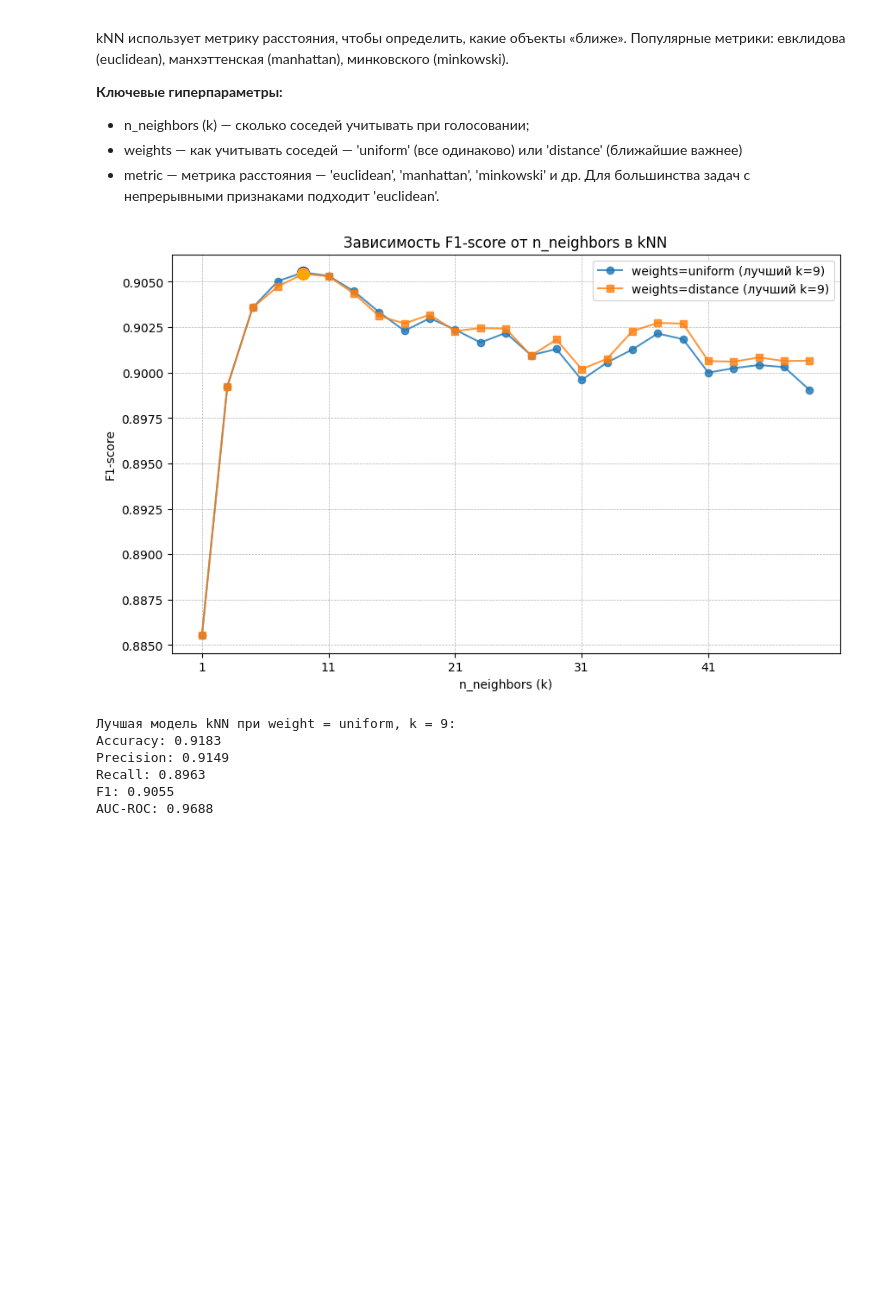
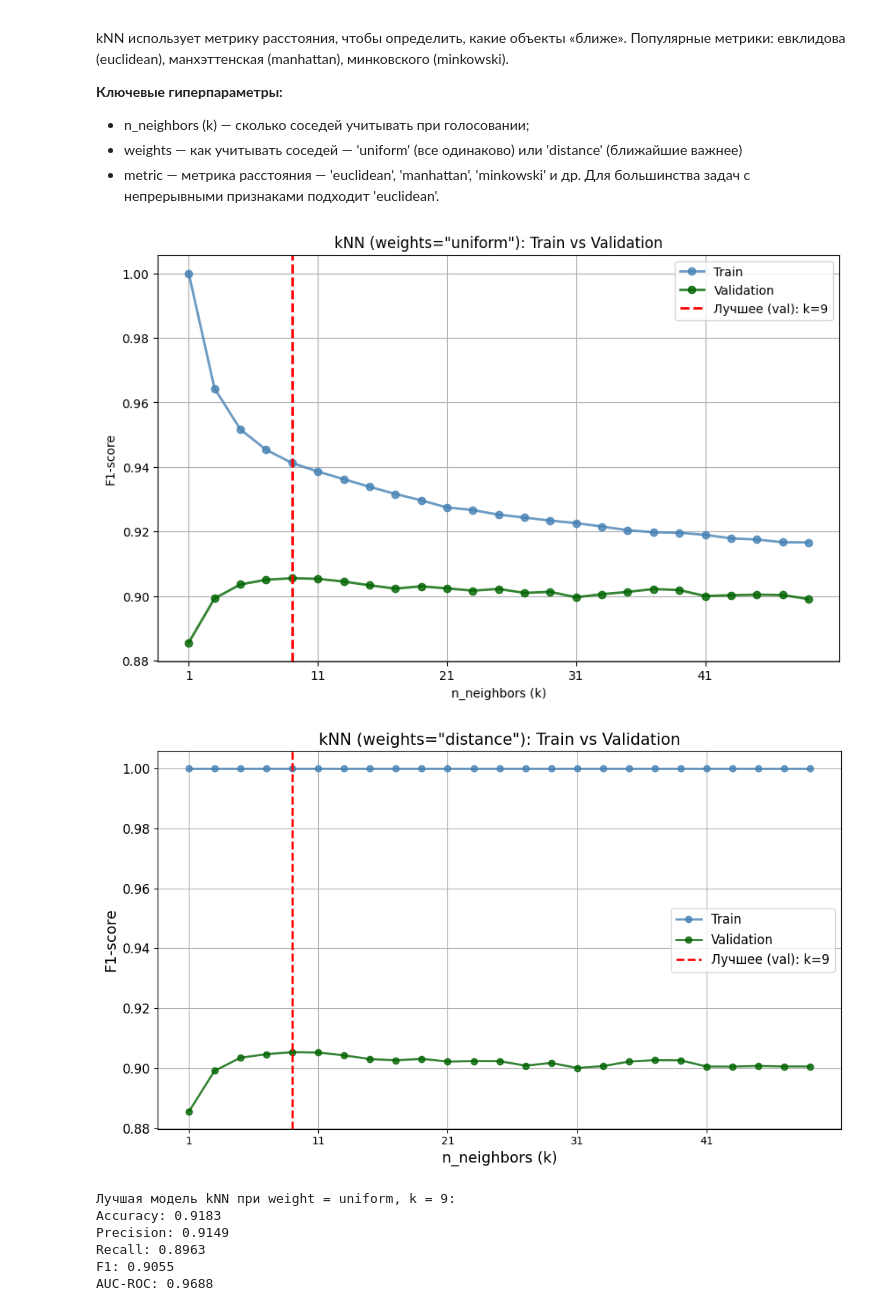
Before and after one commit to lilo5425/Machine_learning, a Jupyter notebook: LAB3/LAB3.ipynb, the cells around one changed output. Saved outputs shown, nothing was run; the diff lists cells and outputs as text; code cells hidden in the pictures; blank space fills up the shorter version.

```diff
--- a/LAB3/LAB3.ipynb
+++ b/LAB3/LAB3.ipynb
@@ -658,76 +702,100 @@ kNN использует метрику расстояния, чтобы опр
 # %%
 k_values = np.arange(1, 51, 2)
 
-f1_uniform = []
-f1_distance = []
+f1_train_uniform, f1_val_uniform = [], []
+f1_train_distance, f1_val_distance = [], []
 
 for k in k_values:
     knn_u = KNeighborsClassifier(n_neighbors=k, weights='uniform', metric='euclidean', n_jobs=-1)
     knn_u.fit(X_train_balanced, y_train_balanced)
-    f1_uniform.append(f1_score(y_test, knn_u.predict(X_test)))
+
+    y_pred_train_u = knn_u.predict(X_train_balanced)
+    f1_train_uniform.append(f1_score(y_train_balanced, y_pred_train_u))
+
+    y_pred_val_u = knn_u.predict(X_test)
+    f1_val_uniform.append(f1_score(y_test, y_pred_val_u))
 
     knn_d = KNeighborsClassifier(n_neighbors=k, weights='distance', metric='euclidean', n_jobs=-1)
     knn_d.fit(X_train_balanced, y_train_balanced)
-    f1_distance.append(f1_score(y_test, knn_d.predict(X_test)))
 
-best_k_uniform = k_values[np.argmax(f1_uniform)]
-best_f1_uniform = max(f1_uniform)
+    y_pred_train_d = knn_d.predict(X_train_balanced)
+    f1_train_distance.append(f1_score(y_train_balanced, y_pred_train_d))
 
-best_k_distance = k_values[np.argmax(f1_distance)]
-best_f1_distance = max(f1_distance)
+    y_pred_val_d = knn_d.predict(X_test)
+    f1_val_distance.append(f1_score(y_test, y_pred_val_d))
+
+best_k_uniform = k_values[np.argmax(f1_val_uniform)]
+best_f1_uniform_val = max(f1_val_uniform)
+
+best_k_distance = k_values[np.argmax(f1_val_distance)]
+best_f1_distance_val = max(f1_val_distance)
 
 plt.figure(figsize=(10, 6))
-plt.plot(k_values, f1_uniform, 'o-', label=f'weights=uniform (лучший k={best_k_uniform})', alpha=0.8)
-plt.plot(k_values, f1_distance, 's-', label=f'weights=distance (лучший k={best_k_distance})', alpha=0.8)
-
-plt.scatter([best_k_uniform], [best_f1_uniform], color='blue', s=100, zorder=5)
-plt.scatter([best_k_distance], [best_f1_distance], color='orange', s=100, zorder=5)
-
+plt.plot(k_values, f1_train_uniform, 'o-', color='steelblue', label='Train', linewidth=2, alpha=0.8)
+plt.plot(k_values, f1_val_uniform, 'o-', color='darkgreen', label='Validation', linewidth=2, alpha=0.8)
+plt.axvline(best_k_uniform, color='red', linestyle='--',
+            label=f'Лучшее (val): k={best_k_uniform}', linewidth=2)
 plt.xlabel('n_neighbors (k)')
 plt.ylabel('F1-score')
-plt.title('Зависимость F1-score от n_neighbors в kNN')
+plt.title('kNN (weights="uniform"): Train vs Validation')
 plt.legend()
-plt.grid(True, ls="--", linewidth=0.5)
+plt.grid(True)
 plt.xticks(k_values[::5])
 plt.show()
 
-if best_f1_uniform >= best_f1_distance:
+plt.figure(figsize=(10, 6))
+plt.plot(k_values, f1_train_distance, 'o-', color='steelblue', label='Train', linewidth=2, alpha=0.8)
+plt.plot(k_values, f1_val_distance, 'o-', color='darkgreen', label='Validation', linewidth=2, alpha=0.8)
+plt.axvline(best_k_distance, color='red', linestyle='--',
+            label=f'Лучшее (val): k={best_k_distance}', linewidth=2)
+plt.xlabel('n_neighbors (k)', fontsize=14)
+plt.ylabel('F1-score', fontsize=14)
+plt.title('kNN (weights="distance"): Train vs Validation', fontsize=15)
+plt.legend(fontsize=12)
+plt.grid(True)
+plt.xticks(k_values[::5])
+plt.yticks(fontsize=12)
+plt.tight_layout()
+plt.show()
+
+if best_f1_uniform_val >= best_f1_distance_val:
     best_weights = 'uniform'
     best_k = best_k_uniform
-    best_f1_knn = best_f1_uniform
+    best_f1_knn = best_f1_uniform_val
 else:
     best_weights = 'distance'
     best_k = best_k_distance
-    best_f1_knn = best_f1_distance
+    best_f1_knn = best_f1_distance_val
 
 knn_best = KNeighborsClassifier(
     n_neighbors=best_k,
     weights=best_weights,
     metric='euclidean',
     n_jobs=-1
 )
 knn_best.fit(X_train_balanced, y_train_balanced)
 
 y_pred_knn = knn_best.predict(X_test)
 y_proba_knn = knn_best.predict_proba(X_test)[:, 1]
 
 metrics_knn = {
     'Model': f'kNN (k={best_k}, weights={best_weights})',
     'Accuracy': accuracy_score(y_test, y_pred_knn),
     'Precision': precision_score(y_test, y_pred_knn),
     'Recall': recall_score(y_test, y_pred_knn),
     'F1': f1_score(y_test, y_pred_knn),
     'AUC-ROC': roc_auc_score(y_test, y_proba_knn)
 }
 
 results.append(metrics_knn)
 
 print(f"\nЛучшая модель kNN при weight = {best_weights}, k = {best_k}:")
 for metric, value in metrics_knn.items():
     if metric != 'Model':
         print(f"{metric}: {value:.4f}")
 # %% [output]
-[figure, old version]
+[figure, new version]
+[figure, added]
 Лучшая модель kNN при weight = uniform, k = 9:
 Accuracy: 0.9183
 Precision: 0.9149
```
Also changed, not shown: parts of 25 cells of this notebook, 4 other files.
